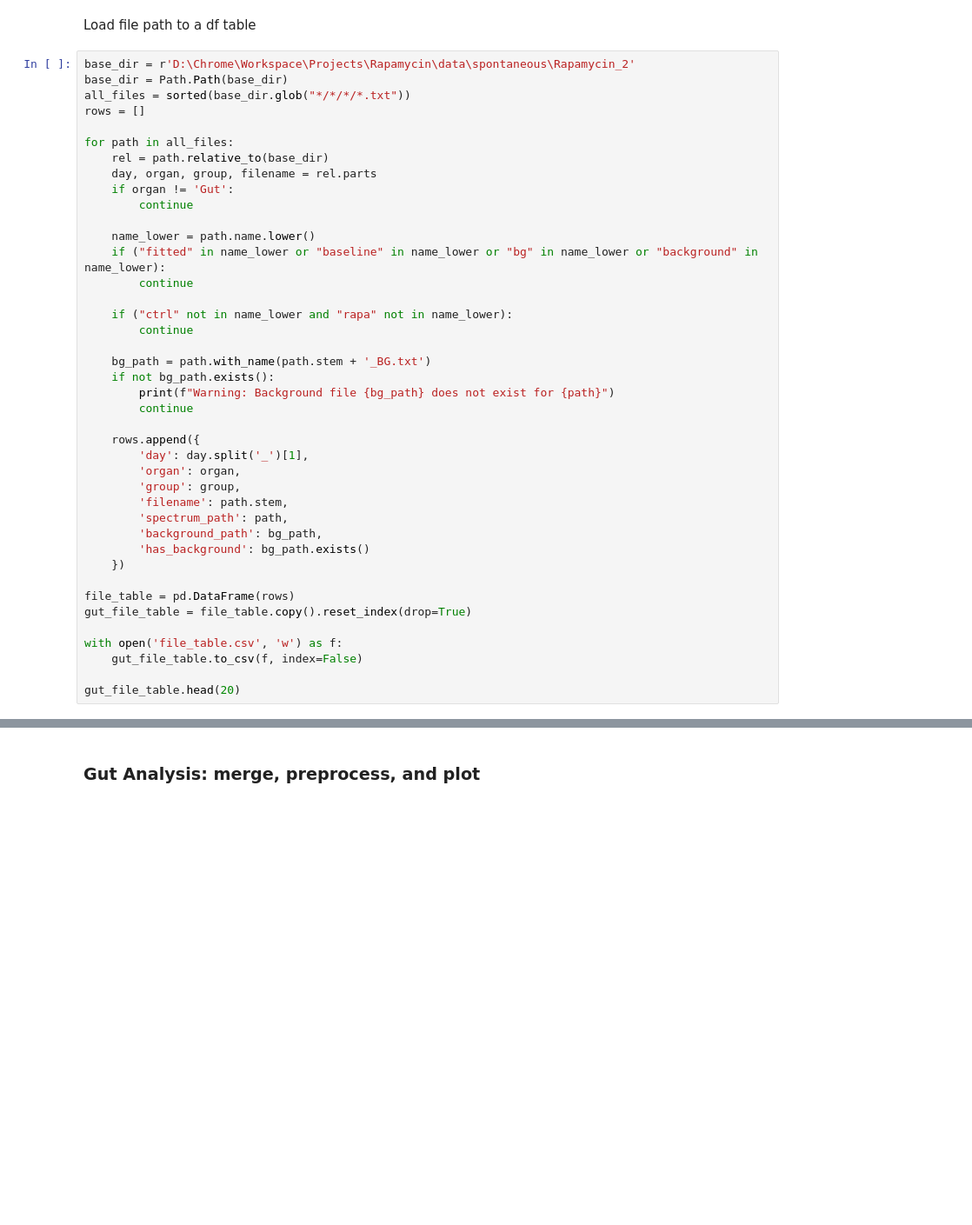
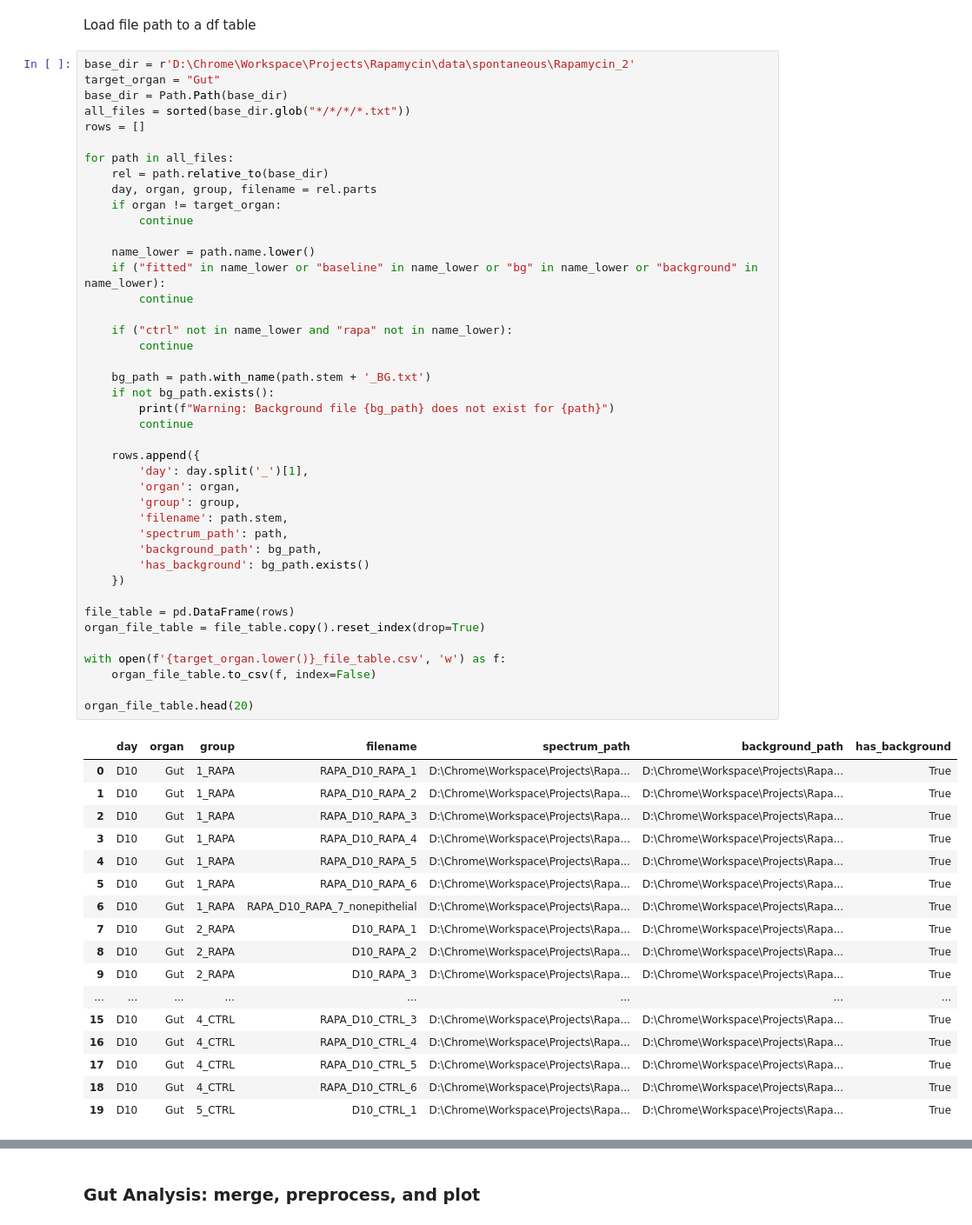
Before and after one commit to beaker1224/Shi-Lab, a Jupyter notebook: Shi/spontaneous/template.ipynb, the cells around one changed output, grey strips where cells are left out. Shown at 87% size. Drawn from its saved outputs; the diff is of its cells as text; blank space fills up the shorter version.

```diff
--- a/Shi/spontaneous/template.ipynb
+++ b/Shi/spontaneous/template.ipynb
@@ -53,6 +62,7 @@ import pathlib as Path
 Load file path to a df table
 # %%
 base_dir = r'D:\Chrome\Workspace\Projects\Rapamycin\data\spontaneous\Rapamycin_2'
+target_organ = "Gut"
 base_dir = Path.Path(base_dir)
 all_files = sorted(base_dir.glob("*/*/*/*.txt"))
 rows = []
@@ -60,38 +70,56 @@ rows = []
 for path in all_files:
     rel = path.relative_to(base_dir)
     day, organ, group, filename = rel.parts
-    if organ != 'Gut':
+    if organ != target_organ:
         continue
 
     name_lower = path.name.lower()
     if ("fitted" in name_lower or "baseline" in name_lower or "bg" in name_lower or "background" in name_lower):
         continue
 
     if ("ctrl" not in name_lower and "rapa" not in name_lower):
         continue
 
     bg_path = path.with_name(path.stem + '_BG.txt')
     if not bg_path.exists():
         print(f"Warning: Background file {bg_path} does not exist for {path}")
         continue
 
     rows.append({
         'day': day.split('_')[1],
         'organ': organ,
         'group': group,
         'filename': path.stem,
         'spectrum_path': path,
         'background_path': bg_path,
         'has_background': bg_path.exists()
     })
 
 file_table = pd.DataFrame(rows)
-gut_file_table = file_table.copy().reset_index(drop=True)
+organ_file_table = file_table.copy().reset_index(drop=True)
 
-with open('file_table.csv', 'w') as f:
-    gut_file_table.to_csv(f, index=False)
+with open(f'{target_organ.lower()}_file_table.csv', 'w') as f:
+    organ_file_table.to_csv(f, index=False)
 
-gut_file_table.head(20)
+organ_file_table.head(20)
+# %% [output]
+|  | day | organ | group | filename | spectrum_path | background_path | has_background |
+| 0 | D10 | Gut | 1_RAPA | RAPA_D10_RAPA_1 | D:\Chrome\Workspace\Projects\Rapa... | D:\Chrome\Workspace\Projects\Rapa... | True |
+| 1 | D10 | Gut | 1_RAPA | RAPA_D10_RAPA_2 | D:\Chrome\Workspace\Projects\Rapa... | D:\Chrome\Workspace\Projects\Rapa... | True |
+| 2 | D10 | Gut | 1_RAPA | RAPA_D10_RAPA_3 | D:\Chrome\Workspace\Projects\Rapa... | D:\Chrome\Workspace\Projects\Rapa... | True |
+| 3 | D10 | Gut | 1_RAPA | RAPA_D10_RAPA_4 | D:\Chrome\Workspace\Projects\Rapa... | D:\Chrome\Workspace\Projects\Rapa... | True |
+| 4 | D10 | Gut | 1_RAPA | RAPA_D10_RAPA_5 | D:\Chrome\Workspace\Projects\Rapa... | D:\Chrome\Workspace\Projects\Rapa... | True |
+| 5 | D10 | Gut | 1_RAPA | RAPA_D10_RAPA_6 | D:\Chrome\Workspace\Projects\Rapa... | D:\Chrome\Workspace\Projects\Rapa... | True |
+| 6 | D10 | Gut | 1_RAPA | RAPA_D10_RAPA_7_nonepithelial | D:\Chrome\Workspace\Projects\Rapa... | D:\Chrome\Workspace\Projects\Rapa... | True |
+| 7 | D10 | Gut | 2_RAPA | D10_RAPA_1 | D:\Chrome\Workspace\Projects\Rapa... | D:\Chrome\Workspace\Projects\Rapa... | True |
+| 8 | D10 | Gut | 2_RAPA | D10_RAPA_2 | D:\Chrome\Workspace\Projects\Rapa... | D:\Chrome\Workspace\Projects\Rapa... | True |
+| 9 | D10 | Gut | 2_RAPA | D10_RAPA_3 | D:\Chrome\Workspace\Projects\Rapa... | D:\Chrome\Workspace\Projects\Rapa... | True |
+| ... | ... | ... | ... | ... | ... | ... | ... |
+| 15 | D10 | Gut | 4_CTRL | RAPA_D10_CTRL_3 | D:\Chrome\Workspace\Projects\Rapa... | D:\Chrome\Workspace\Projects\Rapa... | True |
+| 16 | D10 | Gut | 4_CTRL | RAPA_D10_CTRL_4 | D:\Chrome\Workspace\Projects\Rapa... | D:\Chrome\Workspace\Projects\Rapa... | True |
+| 17 | D10 | Gut | 4_CTRL | RAPA_D10_CTRL_5 | D:\Chrome\Workspace\Projects\Rapa... | D:\Chrome\Workspace\Projects\Rapa... | True |
+| 18 | D10 | Gut | 4_CTRL | RAPA_D10_CTRL_6 | D:\Chrome\Workspace\Projects\Rapa... | D:\Chrome\Workspace\Projects\Rapa... | True |
+| 19 | D10 | Gut | 5_CTRL | D10_CTRL_1 | D:\Chrome\Workspace\Projects\Rapa... | D:\Chrome\Workspace\Projects\Rapa... | True |
 # %% [markdown]
 ## Gut Analysis Plan
 
```
Also changed, not shown: parts of 5 cells of this notebook, 2 other files.
